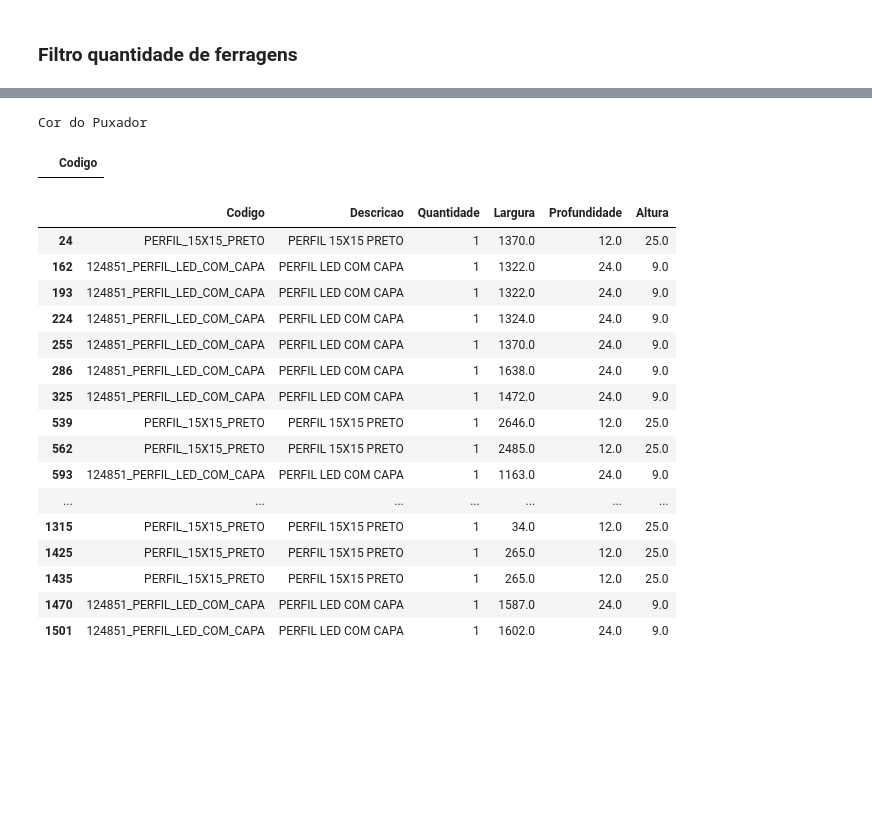
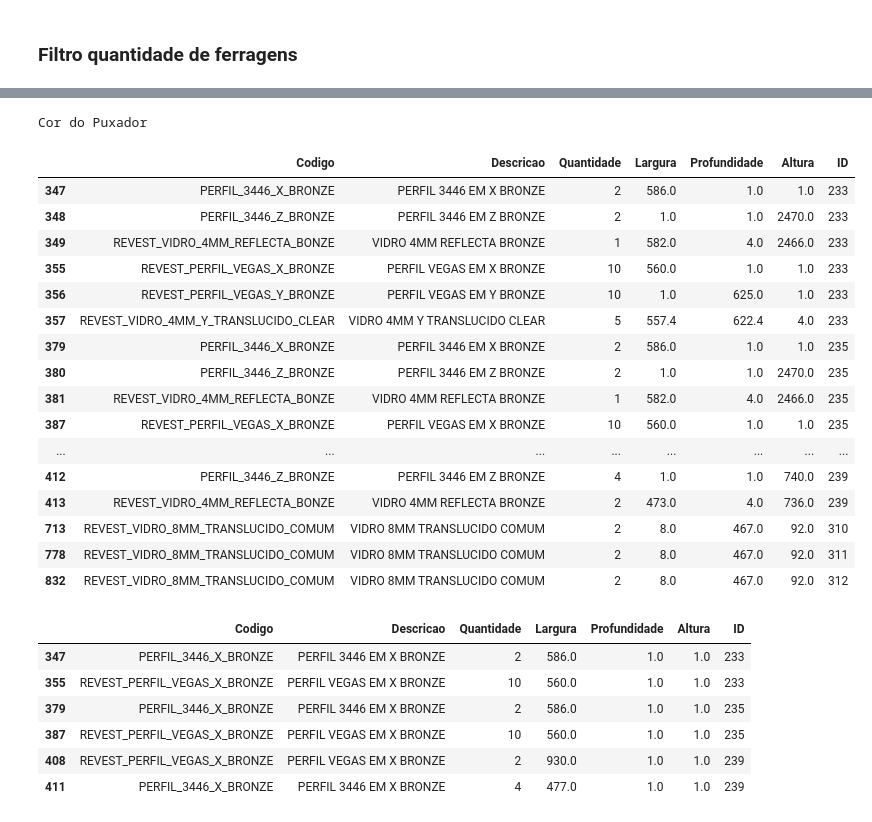
Before and after one commit to brunoviskc/DevelopmentSystemProject_v2, a Jupyter notebook: main.ipynb, the cells around one changed output, grey strips where cells are left out. Saved outputs shown, nothing was run; the diff lists cells and outputs as text; code cells hidden in the pictures; blank space fills up the shorter version.

```diff
--- a/main.ipynb
+++ b/main.ipynb
@@ -347,48 +353,80 @@ Quantidade de Ferragens
 # %%
-df_perfil = df[df["Codigo"].str.contains("PERFIL", case=False, na=False)].copy()
+df_perfil = df[df["Codigo"].str.contains("PERFIL|CABIDE|CABIDEIRO|ALINEATTO/VOLARE", case=False, na=False) |
+df["Descricao"].str.contains("TRILHO", case=False, na=False)].copy()
+df_perfil = df_perfil[~df_perfil["Descricao"].str.contains("PENTEADEIRA", case=False, na=False)]
+
 
 tem_especial = df_perfil["Codigo"].str.contains("ESPECIAL", case=False, na=False).any()
 if tem_especial:
     cor_especial = input("Qual a cor do PERFIL ESPECIAL? ").upper()
     df_perfil["Codigo"] = df_perfil["Codigo"].str.replace("ESPECIAL", cor_especial)
     df_perfil["Descricao"] = df_perfil["Descricao"].str.replace("ESPECIAL", cor_especial)
 
 df_cor_puxador = df_perfil[df_perfil["Tipo"] == 3].copy()
-df_cor_puxador["Codigo"] = df_cor_puxador["Codigo"].str.replace("PERFIL", "COR PUXADOR")
-df_cor_puxador["Descricao"] = df_cor_puxador["Descricao"].str.replace("PERFIL", "COR PUXADOR")
+df_cor_puxador["Codigo"] = df_cor_puxador["Codigo"].str.replace("PERFIL", "COR PERFIL")
+df_cor_puxador["Descricao"] = df_cor_puxador["Descricao"].str.replace("PERFIL", "COR PERFIL")
 df_cor_puxador = df_cor_puxador[["Codigo"]].groupby("Codigo").sum().reset_index(drop=False)
 print("Cor do Puxador")
 
 df_perfil = df_perfil[df_perfil["Tipo"] == 4].copy()
+df_perfil["Codigo"] = df_perfil["Codigo"].str.replace("15X15", "PAINEL")
+df_perfil["Descricao"] = df_perfil["Descricao"].str.replace("15X15", "PAINEL")
+df_perfil["Descricao"] = df_perfil["Descricao"].str.replace("ELEGANCE 6504", "SAPATEIRA")
+df_perfil["Descricao"] = df_perfil["Descricao"].str.replace(" V ", " ")
+df_perfil["Descricao"] = df_perfil["Descricao"].str.replace(" EM Z ", " ")
+df_perfil["Descricao"] = df_perfil["Descricao"].str.replace(" COM CAPA", "")
+df_perfil["Codigo"] = df_perfil["Codigo"].str.replace("_V_", "_Z_")
 df_perfil = df_perfil[["Codigo", "Descricao", "Quantidade", "Largura", "Profundidade", "Altura"]]
+df_perfil = df_perfil.sort_values(by="Descricao")
+
+
+df_perfil_em_z = df_perfil[df_perfil["Codigo"].str.contains("_V_|_Z_", case=False, na=False)].copy()
+
+pedidos_verticale = df[df["Codigo"].str.contains("3446|VIDRO|VEGAS|DONOSTIA|NEO 22", case=False, na=False)].copy()
+pedidos_verticale = pedidos_verticale[["Codigo", "Descricao", "Quantidade", "Largura", "Profundidade", "Altura", "ID"]]
+portas_em_x = pedidos_verticale[pedidos_verticale["Codigo"].str.contains("_X_", case=False, na=False)].copy()
+portas_em_z = pedidos_verticale[pedidos_verticale["Codigo"].str.contains("_Z_", case=False, na=False)].copy()
 
 
 
-display(df_cor_puxador)
-display(df_perfil)
+
+# display(df_cor_puxador)
+# display(df_perfil)
+# display(df_perfil_em_z)
+display(pedidos_verticale)
+display(portas_em_x)
+display(portas_em_z)
+
+
 
 # # Filtrar linhas com PERFIL e Tipo == 3
 # df_perfil = df[(df["Codigo"].str.contains("PERFIL", case=False, na=False)) & (df["Tipo"] == 3)].copy()
 
 # # Substituir PERFIL por COR PUXADOR na coluna Codigo
 # df_perfil["Codigo"] = df_perfil["Codigo"].str.replace("PERFIL", "COR PUXADOR")
 # %% [output]
 Cor do Puxador
-|  | Codigo |
+|  | Codigo | Descricao | Quantidade | Largura | Profundidade | Altura | ID |
+| 347 | PERFIL_3446_X_BRONZE | PERFIL 3446 EM X BRONZE | 2 | 586.0 | 1.0 | 1.0 | 233 |
+| 348 | PERFIL_3446_Z_BRONZE | PERFIL 3446 EM Z BRONZE | 2 | 1.0 | 1.0 | 2470.0 | 233 |
+| 349 | REVEST_VIDRO_4MM_REFLECTA_BONZE | VIDRO 4MM REFLECTA BRONZE | 1 | 582.0 | 4.0 | 2466.0 | 233 |
+| 355 | REVEST_PERFIL_VEGAS_X_BRONZE | PERFIL VEGAS EM X BRONZE | 10 | 560.0 | 1.0 | 1.0 | 233 |
+| 356 | REVEST_PERFIL_VEGAS_Y_BRONZE | PERFIL VEGAS EM Y BRONZE | 10 | 1.0 | 625.0 | 1.0 | 233 |
+| 357 | REVEST_VIDRO_4MM_Y_TRANSLUCIDO_CLEAR | VIDRO 4MM Y TRANSLUCIDO CLEAR | 5 | 557.4 | 622.4 | 4.0 | 233 |
+| 379 | PERFIL_3446_X_BRONZE | PERFIL 3446 EM X BRONZE | 2 | 586.0 | 1.0 | 1.0 | 235 |
+| 380 | PERFIL_3446_Z_BRONZE | PERFIL 3446 EM Z BRONZE | 2 | 1.0 | 1.0 | 2470.0 | 235 |
+| 381 | REVEST_VIDRO_4MM_REFLECTA_BONZE | VIDRO 4MM REFLECTA BRONZE | 1 | 582.0 | 4.0 | 2466.0 | 235 |
+| 387 | REVEST_PERFIL_VEGAS_X_BRONZE | PERFIL VEGAS EM X BRONZE | 10 | 560.0 | 1.0 | 1.0 | 235 |
+| ... | ... | ... | ... | ... | ... | ... | ... |
+| 412 | PERFIL_3446_Z_BRONZE | PERFIL 3446 EM Z BRONZE | 4 | 1.0 | 1.0 | 740.0 | 239 |
+| 413 | REVEST_VIDRO_4MM_REFLECTA_BONZE | VIDRO 4MM REFLECTA BRONZE | 2 | 473.0 | 4.0 | 736.0 | 239 |
+| 713 | REVEST_VIDRO_8MM_TRANSLUCIDO_COMUM | VIDRO 8MM TRANSLUCIDO COMUM | 2 | 8.0 | 467.0 | 92.0 | 310 |
+| 778 | REVEST_VIDRO_8MM_TRANSLUCIDO_COMUM | VIDRO 8MM TRANSLUCIDO COMUM | 2 | 8.0 | 467.0 | 92.0 | 311 |
+| 832 | REVEST_VIDRO_8MM_TRANSLUCIDO_COMUM | VIDRO 8MM TRANSLUCIDO COMUM | 2 | 8.0 | 467.0 | 92.0 | 312 |
-|  | Codigo | Descricao | Quantidade | Largura | Profundidade | Altura |
-| 24 | PERFIL_15X15_PRETO | PERFIL 15X15 PRETO | 1 | 1370.0 | 12.0 | 25.0 |
-| 162 | 124851_PERFIL_LED_COM_CAPA | PERFIL LED COM CAPA | 1 | 1322.0 | 24.0 | 9.0 |
-| 193 | 124851_PERFIL_LED_COM_CAPA | PERFIL LED COM CAPA | 1 | 1322.0 | 24.0 | 9.0 |
-| 224 | 124851_PERFIL_LED_COM_CAPA | PERFIL LED COM CAPA | 1 | 1324.0 | 24.0 | 9.0 |
-| 255 | 124851_PERFIL_LED_COM_CAPA | PERFIL LED COM CAPA | 1 | 1370.0 | 24.0 | 9.0 |
-| 286 | 124851_PERFIL_LED_COM_CAPA | PERFIL LED COM CAPA | 1 | 1638.0 | 24.0 | 9.0 |
-| 325 | 124851_PERFIL_LED_COM_CAPA | PERFIL LED COM CAPA | 1 | 1472.0 | 24.0 | 9.0 |
-| 539 | PERFIL_15X15_PRETO | PERFIL 15X15 PRETO | 1 | 2646.0 | 12.0 | 25.0 |
-| 562 | PERFIL_15X15_PRETO | PERFIL 15X15 PRETO | 1 | 2485.0 | 12.0 | 25.0 |
-| 593 | 124851_PERFIL_LED_COM_CAPA | PERFIL LED COM CAPA | 1 | 1163.0 | 24.0 | 9.0 |
-| ... | ... | ... | ... | ... | ... | ... |
-| 1315 | PERFIL_15X15_PRETO | PERFIL 15X15 PRETO | 1 | 34.0 | 12.0 | 25.0 |
-| 1425 | PERFIL_15X15_PRETO | PERFIL 15X15 PRETO | 1 | 265.0 | 12.0 | 25.0 |
-| 1435 | PERFIL_15X15_PRETO | PERFIL 15X15 PRETO | 1 | 265.0 | 12.0 | 25.0 |
-| 1470 | 124851_PERFIL_LED_COM_CAPA | PERFIL LED COM CAPA | 1 | 1587.0 | 24.0 | 9.0 |
-| 1501 | 124851_PERFIL_LED_COM_CAPA | PERFIL LED COM CAPA | 1 | 1602.0 | 24.0 | 9.0 |
+|  | Codigo | Descricao | Quantidade | Largura | Profundidade | Altura | ID |
+| 347 | PERFIL_3446_X_BRONZE | PERFIL 3446 EM X BRONZE | 2 | 586.0 | 1.0 | 1.0 | 233 |
+| 355 | REVEST_PERFIL_VEGAS_X_BRONZE | PERFIL VEGAS EM X BRONZE | 10 | 560.0 | 1.0 | 1.0 | 233 |
+| 379 | PERFIL_3446_X_BRONZE | PERFIL 3446 EM X BRONZE | 2 | 586.0 | 1.0 | 1.0 | 235 |
+| 387 | REVEST_PERFIL_VEGAS_X_BRONZE | PERFIL VEGAS EM X BRONZE | 10 | 560.0 | 1.0 | 1.0 | 235 |
+| 408 | REVEST_PERFIL_VEGAS_X_BRONZE | PERFIL VEGAS EM X BRONZE | 2 | 930.0 | 1.0 | 1.0 | 239 |
+| 411 | PERFIL_3446_X_BRONZE | PERFIL 3446 EM X BRONZE | 4 | 477.0 | 1.0 | 1.0 | 239 |
```
Also changed, not shown: parts of 7 cells of this notebook.
